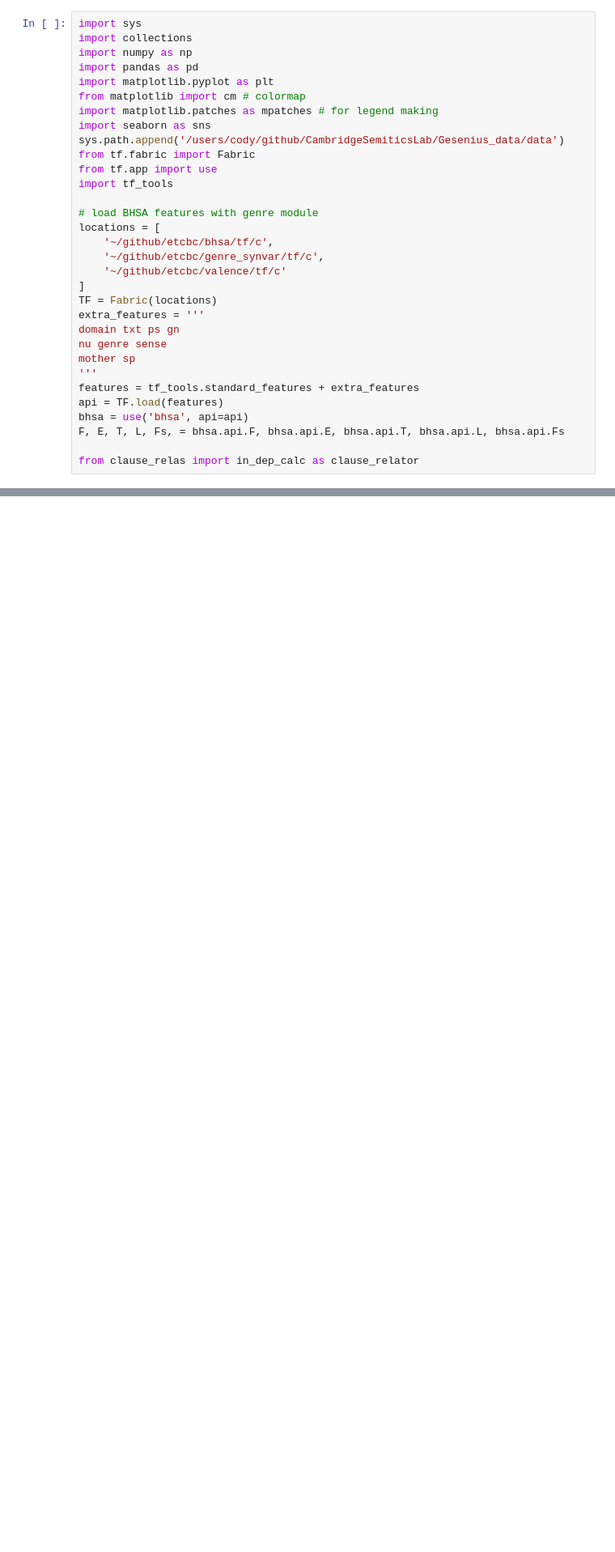
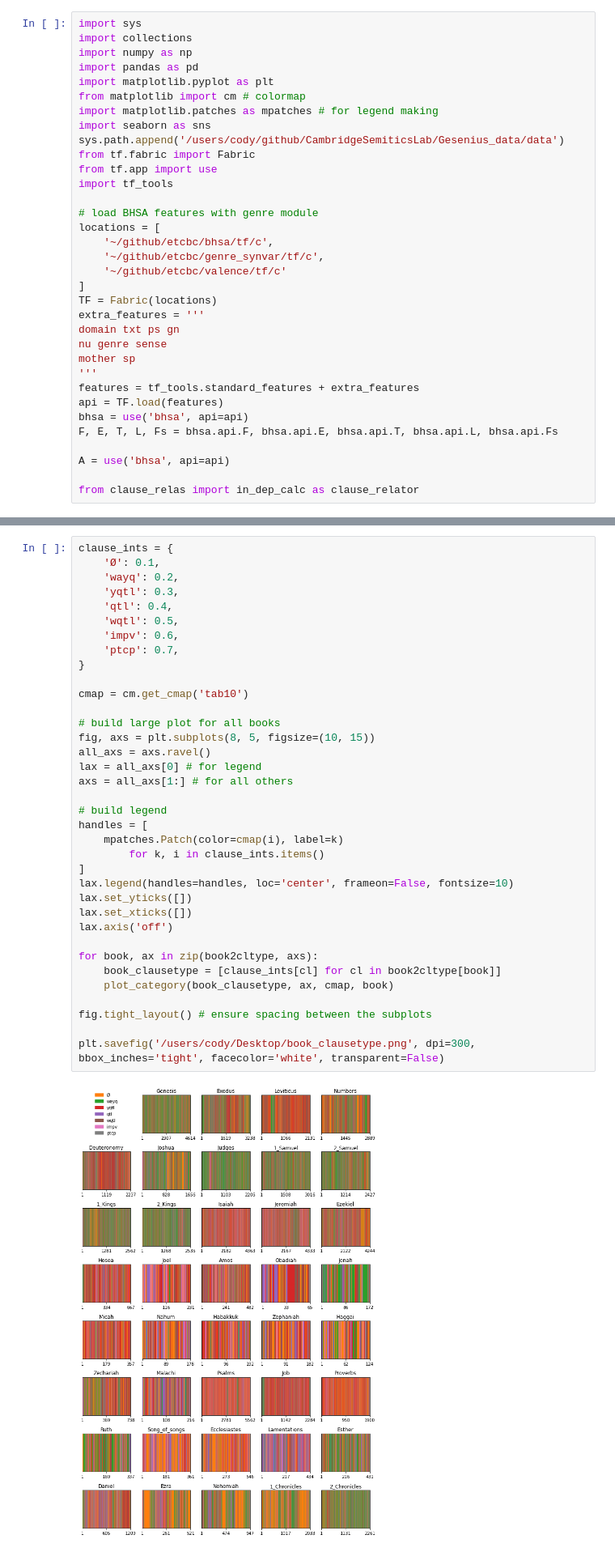
Before and after one commit to CambridgeSemiticsLab/Gesenius_data, a Jupyter notebook: analysis/feature_exploration.ipynb, the cells around one changed output, grey strips where cells are left out. Shown at 81% size. Saved outputs shown, nothing was run; the diff lists cells and outputs as text; blank space fills up the shorter version.

Commit message:
Add clause types

```diff
--- a/analysis/feature_exploration.ipynb
+++ b/analysis/feature_exploration.ipynb
@@ -29,7 +29,9 @@ mother sp
 features = tf_tools.standard_features + extra_features
 api = TF.load(features)
 bhsa = use('bhsa', api=api)
-F, E, T, L, Fs, = bhsa.api.F, bhsa.api.E, bhsa.api.T, bhsa.api.L, bhsa.api.Fs
+F, E, T, L, Fs = bhsa.api.F, bhsa.api.E, bhsa.api.T, bhsa.api.L, bhsa.api.Fs
+
+A = use('bhsa', api=api)
 
 from clause_relas import in_dep_calc as clause_relator
 # %% [output]
@@ -199,0 +292,38 @@ plt.savefig('/users/cody/Desktop/book_gens.png', dpi=300, bbox_inches='tight', f
+# %%
+clause_ints = {
+    'Ø': 0.1,
+    'wayq': 0.2,
+    'yqtl': 0.3,
+    'qtl': 0.4,
+    'wqtl': 0.5,
+    'impv': 0.6,
+    'ptcp': 0.7,
+}
+
+cmap = cm.get_cmap('tab10')
+
+# build large plot for all books
+fig, axs = plt.subplots(8, 5, figsize=(10, 15))
+all_axs = axs.ravel()
+lax = all_axs[0] # for legend
+axs = all_axs[1:] # for all others
+
+# build legend
+handles = [
+    mpatches.Patch(color=cmap(i), label=k)
+        for k, i in clause_ints.items()
+]
+lax.legend(handles=handles, loc='center', frameon=False, fontsize=10)
+lax.set_yticks([])
+lax.set_xticks([])
+lax.axis('off')
+
+for book, ax in zip(book2cltype, axs):
+    book_clausetype = [clause_ints[cl] for cl in book2cltype[book]]
+    plot_category(book_clausetype, ax, cmap, book)
+
+fig.tight_layout() # ensure spacing between the subplots
+
+plt.savefig('/users/cody/Desktop/book_clausetype.png', dpi=300, bbox_inches='tight', facecolor='white', transparent=False)
+# %% [output]
+[figure, added]
```
Also changed, not shown: parts of 7 cells of this notebook.
